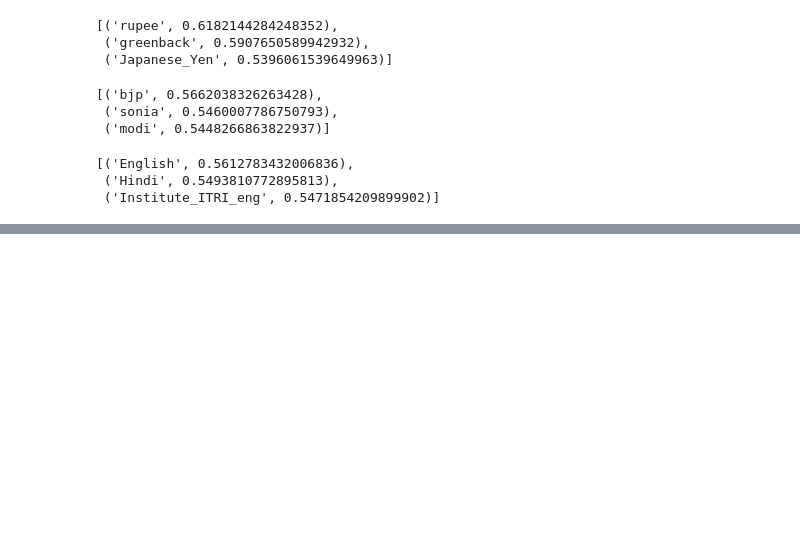
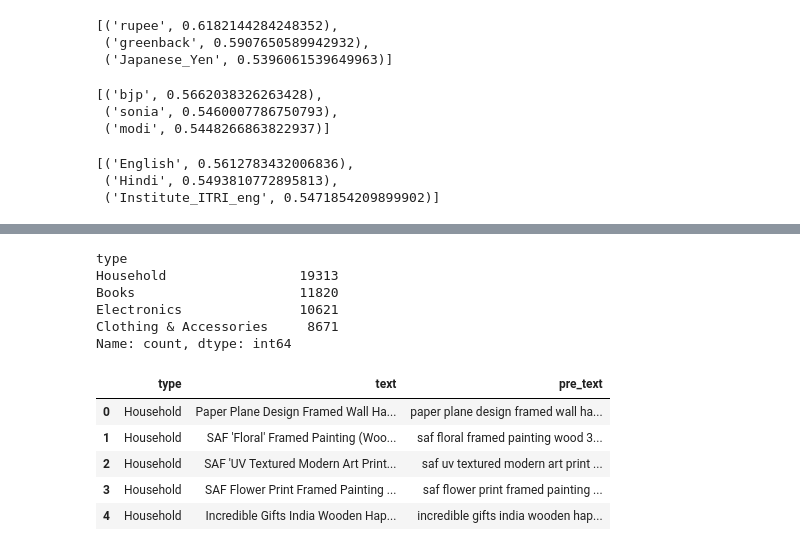
Before and after one commit to Mahanth-Maha/NLP-DS207, a Jupyter notebook: notes/lec02/lec_02_WordRepresentations.ipynb, the cells around one changed output, grey strips where cells are left out. Cells and saved outputs as stored; diff of their text form; code cells hidden in the pictures; blank space fills up the shorter version.

```diff
--- a/notes/lec02/lec_02_WordRepresentations.ipynb
+++ b/notes/lec02/lec_02_WordRepresentations.ipynb
@@ -497,0 +510,4 @@ analogy_gensim("usa", "english" ,"india")[:3]
+# %%
+dataset_file= './../datasets/Ecommerce/ecommerceDataset.csv'
+df = pd.read_csv(dataset_file, header=None)
+df.head()
@@ -497,0 +521,3 @@ analogy_gensim("usa", "english" ,"india")[:3]
+# %%
+df.columns = ['type', 'text']
+df.head()
@@ -497,0 +531,27 @@ analogy_gensim("usa", "english" ,"india")[:3]
+# %%
+df.value_counts('type')
+# %% [output]
+type
+Household                 19313
+Books                     11820
+Electronics               10621
+Clothing & Accessories     8671
+Name: count, dtype: int64
+# %%
+import re
+from nltk.corpus import stopwords
+def preprocessing_text(text):
+    text = re.sub(r'[^\w\s]', '', text)
+    text = re.sub(r'[\s+]', ' ', text)
+    return text
+df['pre_text'] = df['text'].astype(str)
+df['pre_text'] = df['pre_text'].str.lower()
+df['pre_text'] = df['pre_text'].apply(preprocessing_text)
+df.head()
+# %% [output]
+|  | type | text | pre_text |
+| 0 | Household | Paper Plane Design Framed Wall Ha... | paper plane design framed wall ha... |
+| 1 | Household | SAF 'Floral' Framed Painting (Woo... | saf floral framed painting wood 3... |
+| 2 | Household | SAF 'UV Textured Modern Art Print... | saf uv textured modern art print ... |
+| 3 | Household | SAF Flower Print Framed Painting ... | saf flower print framed painting ... |
+| 4 | Household | Incredible Gifts India Wooden Hap... | incredible gifts india wooden hap... |
```
Also changed, not shown: parts of 17 cells of this notebook, 8 other files.
